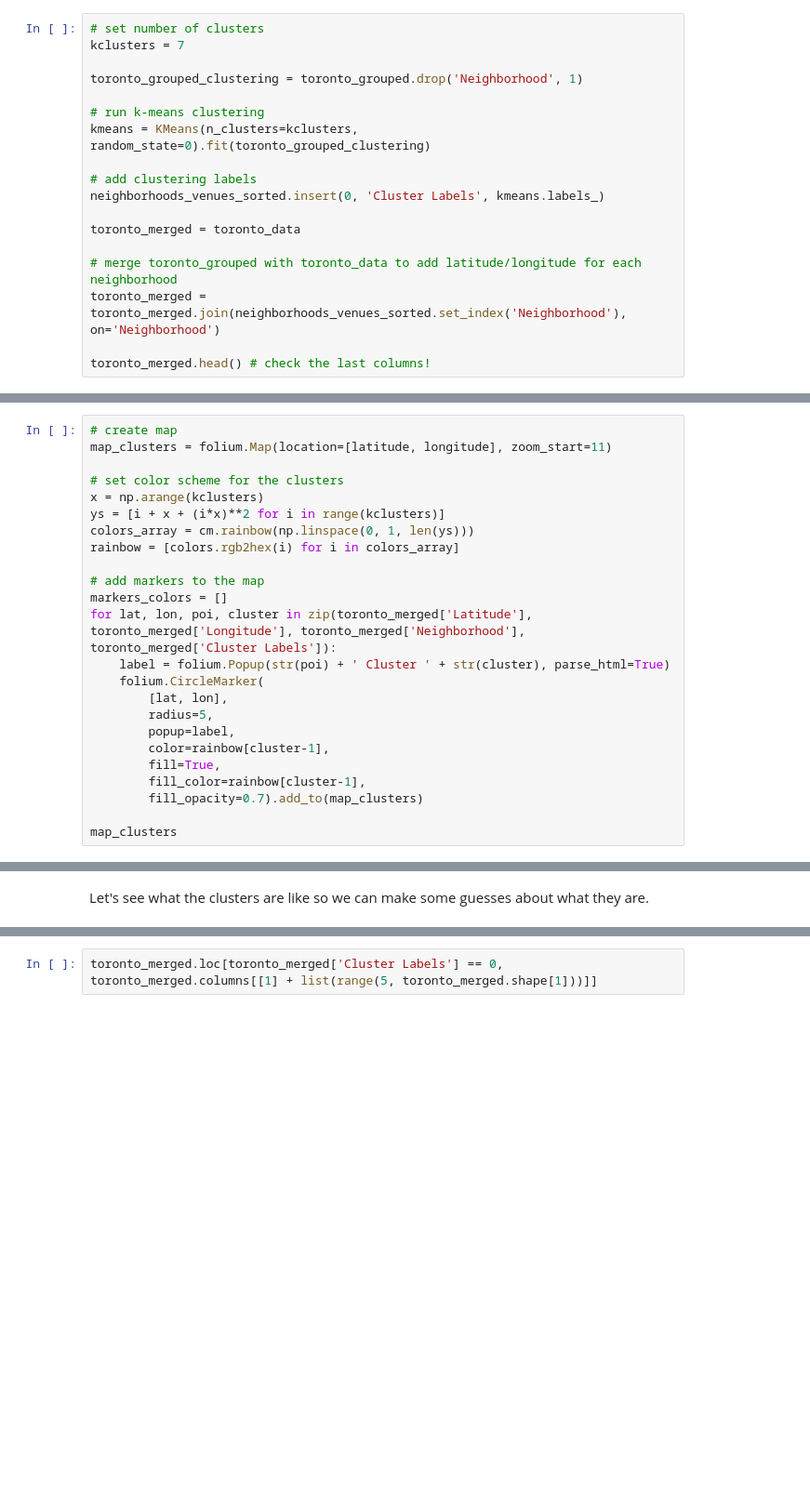
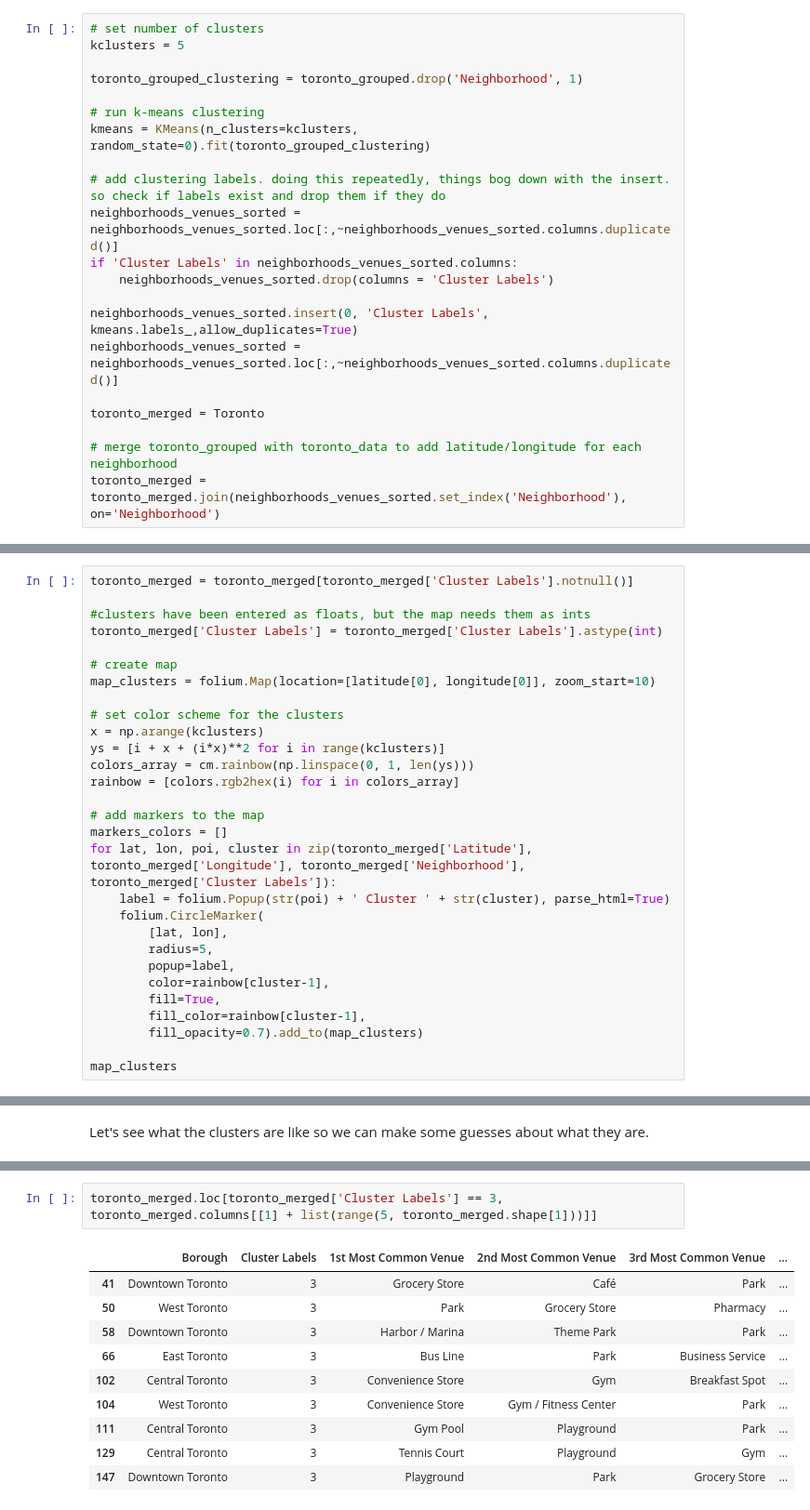
Before and after one commit to akonkel/Coursera_Capstone, a Jupyter notebook: Clustering - week 3 part 3.ipynb, the cells around one changed output, grey strips where cells are left out. Shown at 93% size. Saved outputs shown, nothing was run; the diff lists cells and outputs as text; blank space fills up the shorter version.

```diff
--- a/Clustering - week 3 part 3.ipynb
+++ b/Clustering - week 3 part 3.ipynb
@@ -273,19 +287,22 @@ for ind in np.arange(toronto_grouped.shape[0]):
 Now I'll do the clustering.  There are enough neighborhoods, I'll try 7 clusters.
 # %%
 # set number of clusters
-kclusters = 7
+kclusters = 5
 
 toronto_grouped_clustering = toronto_grouped.drop('Neighborhood', 1)
 
 # run k-means clustering
 kmeans = KMeans(n_clusters=kclusters, random_state=0).fit(toronto_grouped_clustering)
 
-# add clustering labels
-neighborhoods_venues_sorted.insert(0, 'Cluster Labels', kmeans.labels_)
+# add clustering labels. doing this repeatedly, things bog down with the insert. so check if labels exist and drop them if they do
+neighborhoods_venues_sorted = neighborhoods_venues_sorted.loc[:,~neighborhoods_venues_sorted.columns.duplicated()]
+if 'Cluster Labels' in neighborhoods_venues_sorted.columns:
+    neighborhoods_venues_sorted.drop(columns = 'Cluster Labels')
 
-toronto_merged = toronto_data
+neighborhoods_venues_sorted.insert(0, 'Cluster Labels', kmeans.labels_,allow_duplicates=True)
+neighborhoods_venues_sorted = neighborhoods_venues_sorted.loc[:,~neighborhoods_venues_sorted.columns.duplicated()]
+
+toronto_merged = Toronto
 
 # merge toronto_grouped with toronto_data to add latitude/longitude for each neighborhood
 toronto_merged = toronto_merged.join(neighborhoods_venues_sorted.set_index('Neighborhood'), on='Neighborhood')
-
-toronto_merged.head() # check the last columns!
@@ -292,8 +333,13 @@ toronto_merged.head() # check the last columns!
 # %% [markdown]
 And now for a map of the clusters.
 # %%
+toronto_merged = toronto_merged[toronto_merged['Cluster Labels'].notnull()]
+
+#clusters have been entered as floats, but the map needs them as ints
+toronto_merged['Cluster Labels'] = toronto_merged['Cluster Labels'].astype(int)
+
 # create map
-map_clusters = folium.Map(location=[latitude, longitude], zoom_start=11)
+map_clusters = folium.Map(location=[latitude[0], longitude[0]], zoom_start=10)
 
 # set color scheme for the clusters
 x = np.arange(kclusters)
@@ -326,3 +398,14 @@ toronto_merged.loc[toronto_merged['Cluster Labels'] == 0, toronto_merged.columns
 # %%
-toronto_merged.loc[toronto_merged['Cluster Labels'] == 0, toronto_merged.columns[[1] + list(range(5, toronto_merged.shape[1]))]]
+toronto_merged.loc[toronto_merged['Cluster Labels'] == 3, toronto_merged.columns[[1] + list(range(5, toronto_merged.shape[1]))]]
+# %% [output]
+|  | Borough | Cluster Labels | 1st Most Common Venue | 2nd Most Common Venue | 3rd Most Common Venue | ... |
+| 41 | Downtown Toronto | 3 | Grocery Store | Café | Park | ... |
+| 50 | West Toronto | 3 | Park | Grocery Store | Pharmacy | ... |
+| 58 | Downtown Toronto | 3 | Harbor / Marina | Theme Park | Park | ... |
+| 66 | East Toronto | 3 | Bus Line | Park | Business Service | ... |
+| 102 | Central Toronto | 3 | Convenience Store | Gym | Breakfast Spot | ... |
+| 104 | West Toronto | 3 | Convenience Store | Gym / Fitness Center | Park | ... |
+| 111 | Central Toronto | 3 | Gym Pool | Playground | Park | ... |
+| 129 | Central Toronto | 3 | Tennis Court | Playground | Gym | ... |
+| 147 | Downtown Toronto | 3 | Playground | Park | Grocery Store | ... |
 # %%
```
Also changed, not shown: parts of 14 cells of this notebook.
